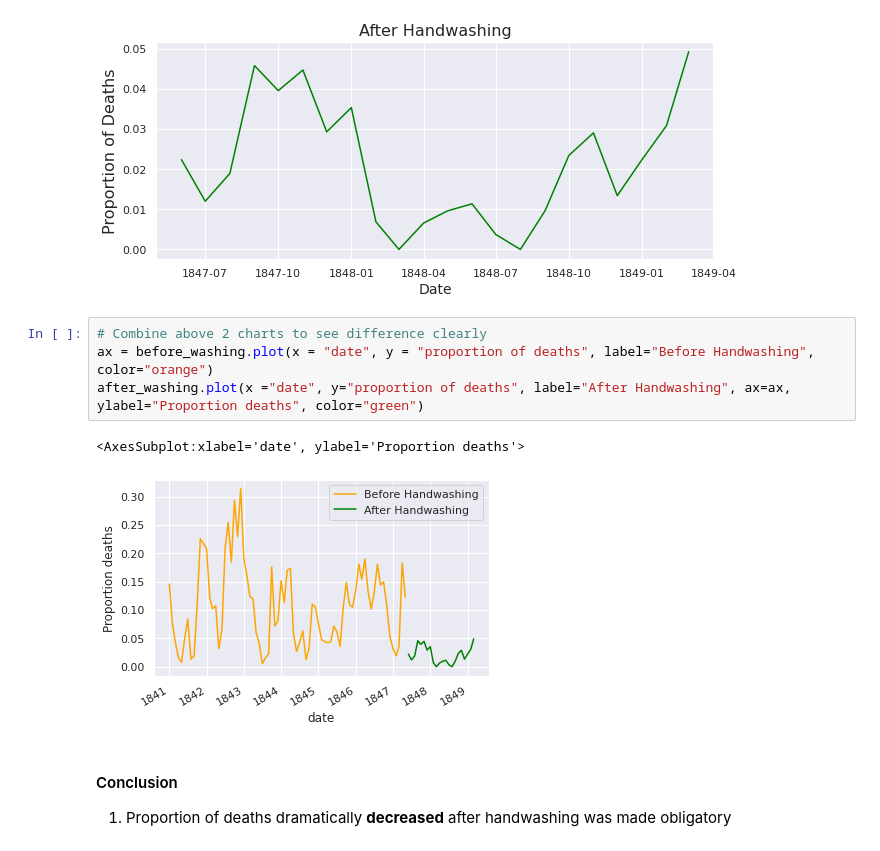
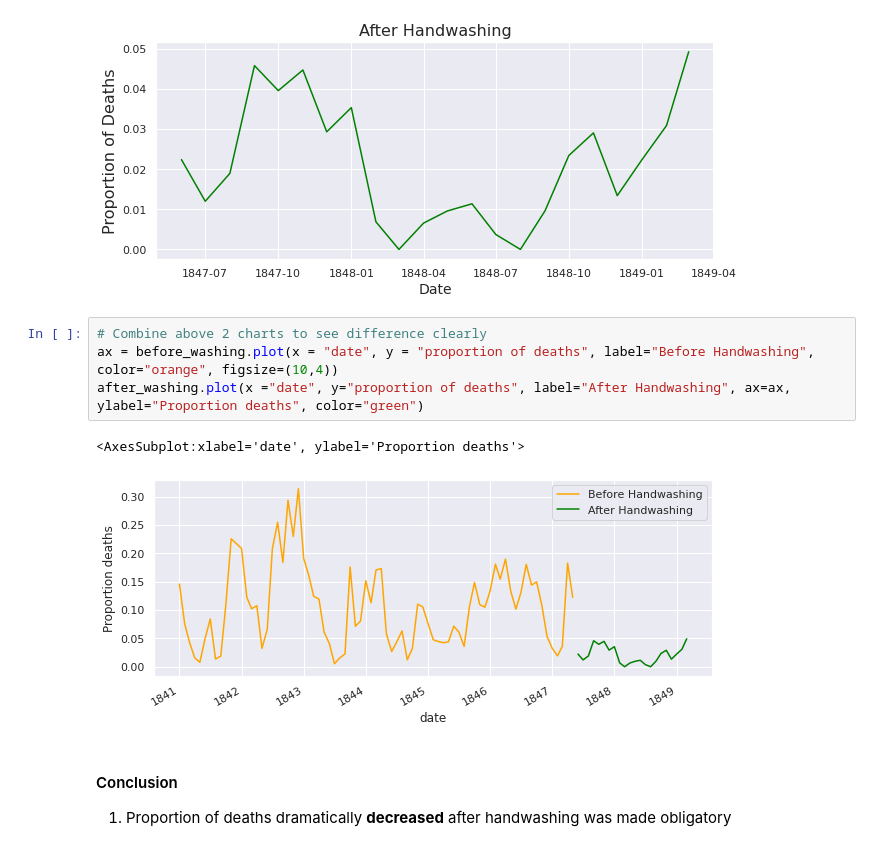
Before and after one commit to ranga4all1/my_projects, a Jupyter notebook: EDA_projects/discovery_of_handwashing/4_Dr._Semmelweis_and_the_effect_of_handwashing.ipynb, the cells around one changed output. Cells and saved outputs as stored; diff of their text form.

```diff
--- a/EDA_projects/discovery_of_handwashing/4_Dr._Semmelweis_and_the_effect_of_handwashing.ipynb
+++ b/EDA_projects/discovery_of_handwashing/4_Dr._Semmelweis_and_the_effect_of_handwashing.ipynb
@@ -325,11 +325,11 @@ Text(0, 0.5, 'Proportion of Deaths')
 [figure]
 # %%
 # Combine above 2 charts to see difference clearly
-ax = before_washing.plot(x = "date", y = "proportion of deaths", label="Before Handwashing", color="orange")
+ax = before_washing.plot(x = "date", y = "proportion of deaths", label="Before Handwashing", color="orange", figsize=(10,4))
 after_washing.plot(x ="date", y="proportion of deaths", label="After Handwashing", ax=ax, ylabel="Proportion deaths", color="green")
 # %% [output]
 <AxesSubplot:xlabel='date', ylabel='Proportion deaths'>
-[figure, old version]
+[figure, new version]
 # %% [markdown]
 #### Conclusion
 1. Proportion of deaths dramatically **decreased** after handwashing was made obligatory
```
Also changed, not shown: parts of 1 cell of this notebook.
